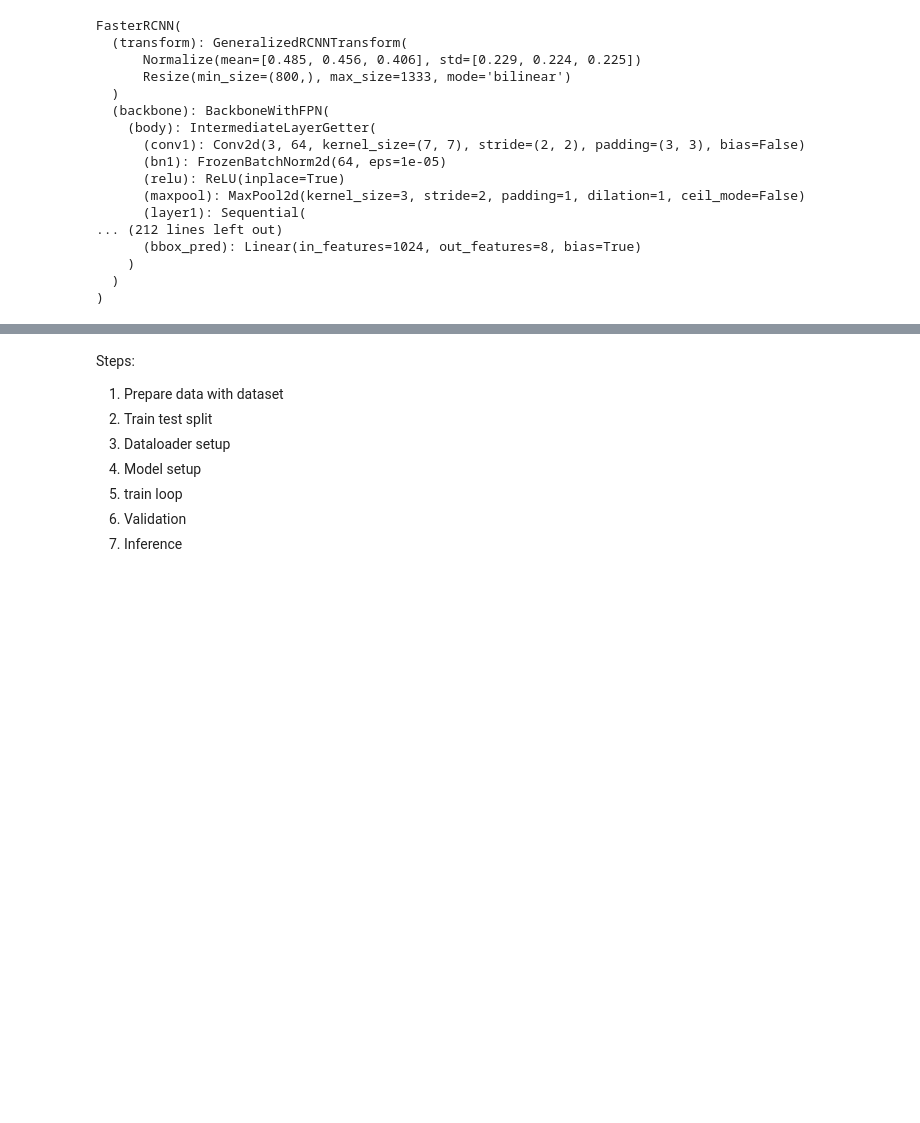
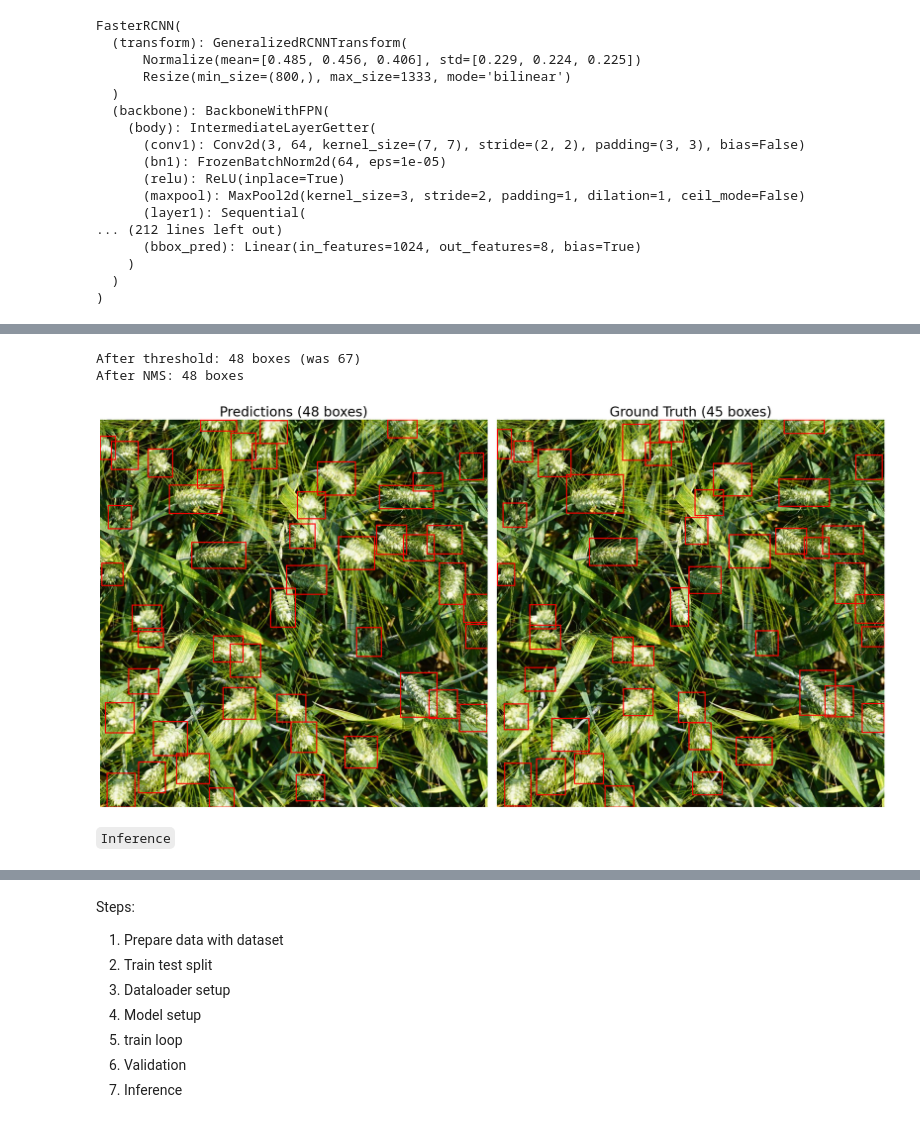
Before and after one commit to KheeErnWong/kaggle-wheat-detection, a Jupyter notebook: test.ipynb, the cells around one changed output, grey strips where cells are left out. Drawn from its saved outputs; the diff is of its cells as text; code cells hidden in the pictures; blank space fills up the shorter version.

````diff
--- a/test.ipynb
+++ b/test.ipynb
@@ -94,12 +96,13 @@ def collate_fn(batch):
     # Separating batch contents from dataloader
     images = [item[0] for item in batch]
     targets = [item[1] for item in batch]
+    image_ids = [item[2] for item in batch]
 
     # Stack images
     images = torch.stack(images)
 
     # Return tuple with stacked images but non-stacked targets
-    return (images, targets)
+    return images, targets, image_ids
 # %%
 # Data must be in the format that model wants, images have to be augmented
 train_loader = DataLoader(
@@ -386,0 +324,68 @@ print(f"Labels: {predictions[0]['labels']}")
+# %%
+# Get results that are of certain confidence
+threshold = 0.5
+mask = predictions[0]["scores"] > threshold
+
+filtered_boxes = predictions[0]["boxes"][mask]
+filtered_scores = predictions[0]["scores"][mask]
+filtered_labels = predictions[0]["labels"][mask]
+
+print(
+    f"After threshold: {len(filtered_boxes)} boxes (was {len(predictions[0]['boxes'])})"
+)
+
+# Implement Non-maximum suppresion to remove duplicate/overlapping boxes.
+# keeps highest confidence box when multiple boxes detect same object
+iou_threshold = 0.5
+keep_indices = nms(filtered_boxes, filtered_scores, iou_threshold)
+
+final_boxes = filtered_boxes[keep_indices]
+final_scores = filtered_scores[keep_indices]
+final_labels = filtered_labels[keep_indices]
+
+print(f"After NMS: {len(final_boxes)} boxes")
+# %% [output]
+After threshold: 48 boxes (was 67)
+After NMS: 48 boxes
+# %%
+fig, axes = plt.subplots(1, 2, figsize=(20, 10))
+
+# Left: Predictions
+img = images[0].cpu().permute(1, 2, 0).numpy()
+axes[0].imshow(img)
+for box in final_boxes.cpu().numpy():
+    xmin, ymin, xmax, ymax = box
+    rect = Rectangle(
+        (xmin, ymin),
+        xmax - xmin,
+        ymax - ymin,
+        linewidth=2,
+        edgecolor="red",
+        facecolor="none",
+    )
+    axes[0].add_patch(rect)
+axes[0].set_title(f"Predictions ({len(final_boxes)} boxes)", fontsize=24)
+axes[0].axis("off")
+
+# Right: Ground Truth
+axes[1].imshow(img)
+for box in targets[0]["boxes"].cpu().numpy():
+    xmin, ymin, xmax, ymax = box
+    rect = Rectangle(
+        (xmin, ymin),
+        xmax - xmin,
+        ymax - ymin,
+        linewidth=2,
+        edgecolor="red",
+        facecolor="none",
+    )
+    axes[1].add_patch(rect)
+axes[1].set_title(f"Ground Truth ({len(targets[0]['boxes'])} boxes)", fontsize=24)
+axes[1].axis("off")
+
+plt.tight_layout()
+plt.show()
+# %% [output]
+[figure, added]
+# %% [markdown]
+```Inference```
````
Also changed, not shown: parts of 9 cells of this notebook, 1 other file.
